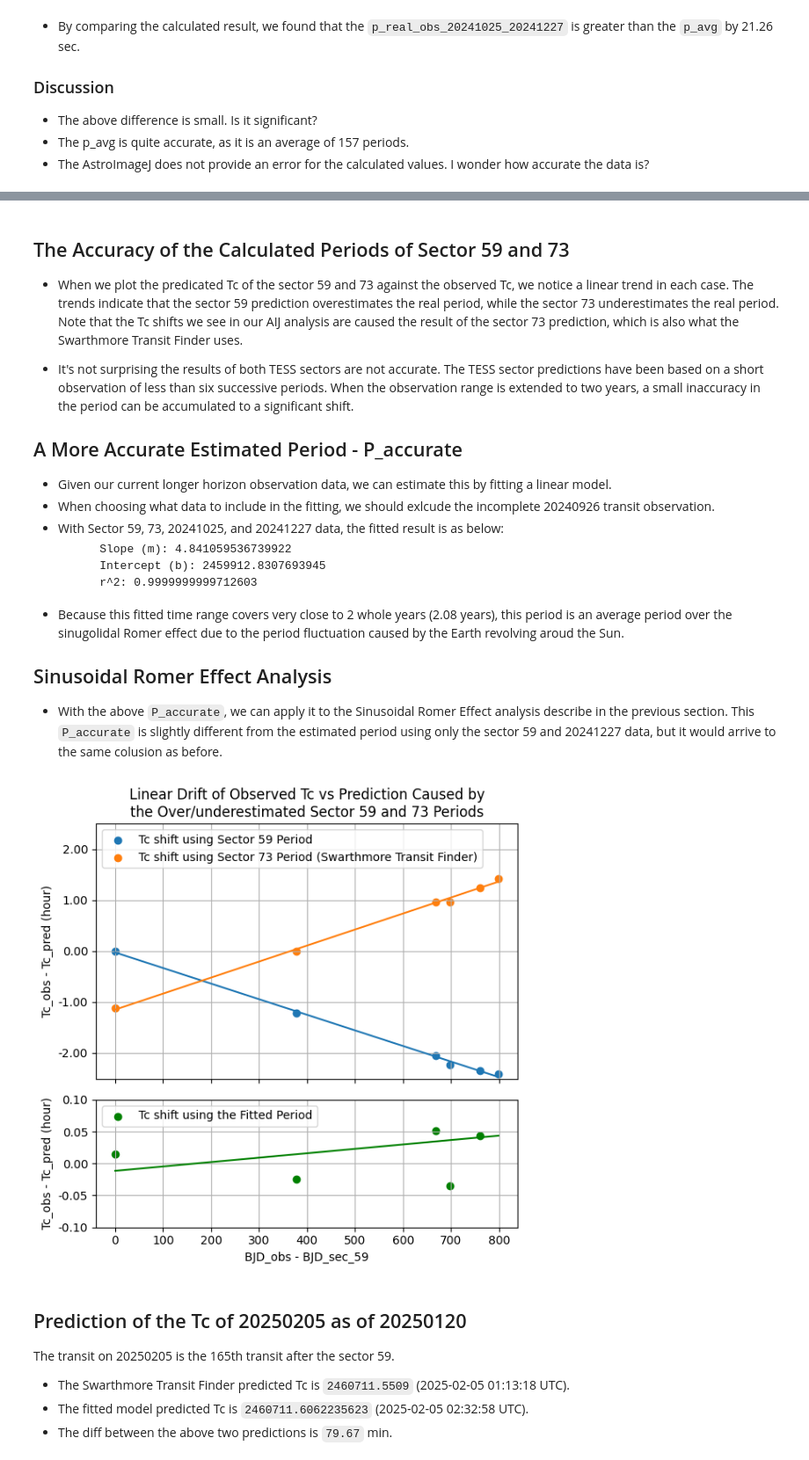
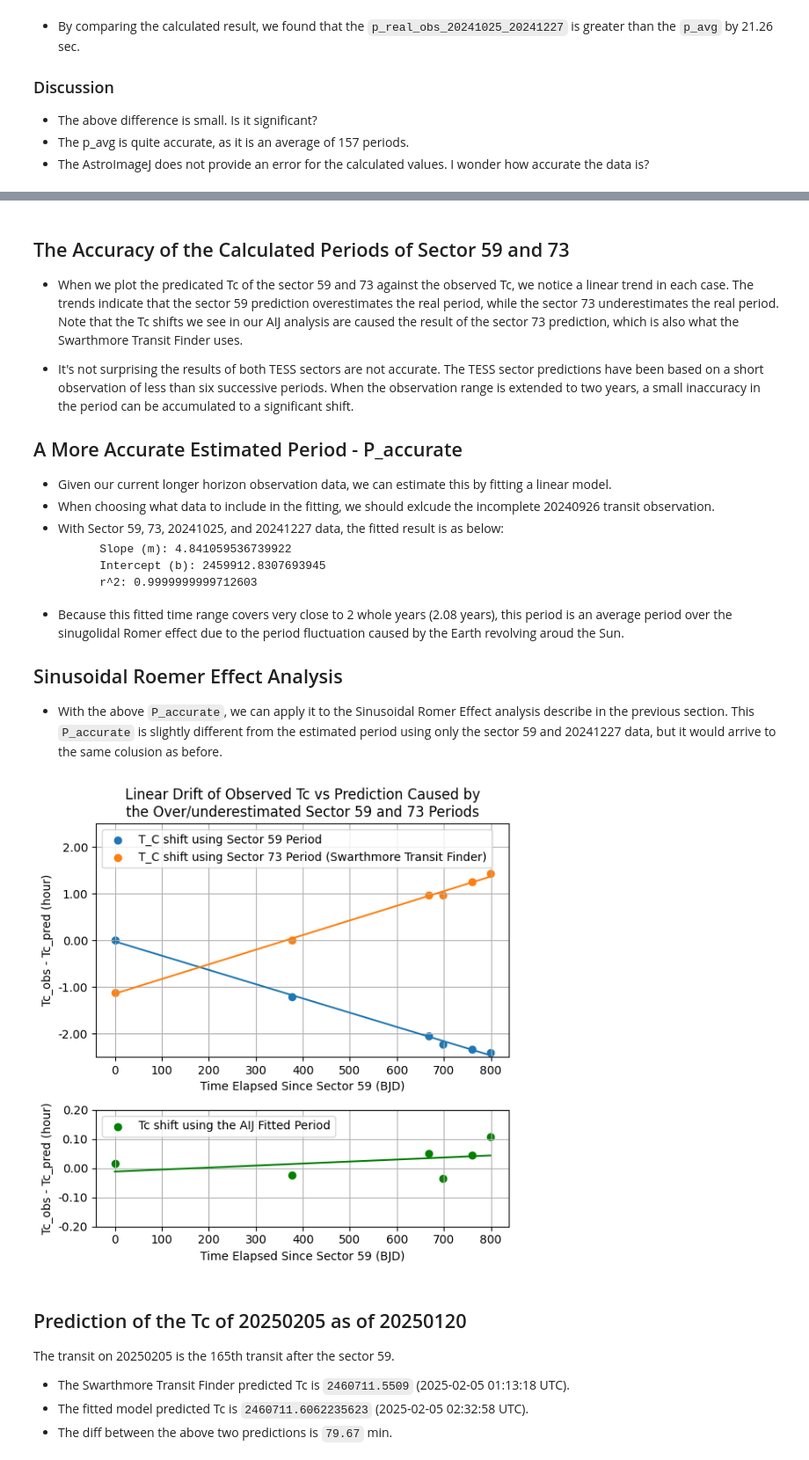
Before and after one commit to sophia268238/astronomy_ml, a Jupyter notebook: processed/TOI-3726/observation_summary.ipynb, the cells around one changed output, grey strips where cells are left out. Shown at 88% size. Cells and saved outputs as stored; diff of their text form; code cells hidden in the pictures.

````diff
--- a/processed/TOI-3726/observation_summary.ipynb
+++ b/processed/TOI-3726/observation_summary.ipynb
@@ -394,5 +422,6 @@ tc_df['pred_73'] = (tc_df['n'] - tc_df['n'].iloc[1])* tc_df['period'].iloc[1] +
 tc_df['pred_59_diff'] = tc_df['tc_val'] - tc_df['pred_59']
 tc_df['pred_73_diff'] = tc_df['tc_val'] - tc_df['pred_73']
 tc_df['rel_bjd_59'] = tc_df['tc_val'] - tc_df['tc_val'].iloc[0]
-
-tc_df
+tc_df['tc_val_2450000'] = tc_df['tc_val'] - 2450000
+tc_df['pred_73_2450000'] = tc_df['pred_73'] - 2450000
+tc_df['pred_59_2450000'] = tc_df['pred_59'] - 2450000
@@ -479,7 +543,7 @@ plt.ylabel(f"Tc_obs - Tc_pred (min)")  # Optional: Label for the y-axis
     ```
 - Because this fitted time range covers very close to 2 whole years (2.08 years), this period is an average period over the sinugolidal Romer effect due to the period fluctuation caused by the Earth revolving aroud the Sun.
 
-## Sinusoidal Romer Effect Analysis
+## Sinusoidal Roemer Effect Analysis
 - With the above `P_accurate`, we can apply it to the Sinusoidal Romer Effect analysis describe in the previous section. This `P_accurate` is slightly different from the estimated period using only the sector 59 and 20241227 data, but it would arrive to the same colusion as before.
 # %%
 from matplotlib.ticker import FuncFormatter
@@ -491,40 +555,42 @@ scalar = 24
 model_59 = LinearRegression()
 model_59.fit(tc_df[['rel_bjd_59']], tc_df['pred_59_diff'])
 y_pred_59 = model_59.predict(tc_df[['rel_bjd_59']])
 
 model_73 = LinearRegression()
 model_73.fit(tc_df[['rel_bjd_59']], tc_df['pred_73_diff'])
 y_pred_73 = model_73.predict(tc_df[['rel_bjd_59']])
 
 model_fitted = LinearRegression()
 model_fitted.fit(tc_df[['rel_bjd_59']], tc_df['diff'])
 y_pred_fitted = model_fitted.predict(tc_df[['rel_bjd_59']])
 
-fig, axes = plt.subplots(2, 1, figsize=(6, 6), sharex="col", gridspec_kw={'height_ratios': [2, 1]})
+fig, axes = plt.subplots(2, 1, figsize=(6, 6), gridspec_kw={'height_ratios': [2, 1]})
 
 axes[0].set_title("Linear Drift of Observed Tc vs Prediction Caused by\nthe Over/underestimated Sector 59 and 73 Periods")
-axes[0].scatter(tc_df['rel_bjd_59'], tc_df['pred_59_diff'] * scalar, label="Tc shift using Sector 59 Period")
-axes[0].scatter(tc_df['rel_bjd_59'], tc_df['pred_73_diff'] * scalar, label="Tc shift using Sector 73 Period (Swarthmore Transit Finder)")
+axes[0].scatter(tc_df['rel_bjd_59'], tc_df['pred_59_diff'] * scalar, label="T_C shift using Sector 59 Period")
+axes[0].scatter(tc_df['rel_bjd_59'], tc_df['pred_73_diff'] * scalar, label="T_C shift using Sector 73 Period (Swarthmore Transit Finder)")
 axes[0].plot(tc_df['rel_bjd_59'], y_pred_59 * scalar)
 axes[0].plot(tc_df['rel_bjd_59'], y_pred_73 * scalar)
 axes[0].set_ylim(-2.5, 2.5)
 axes[0].set_ylabel(f"Tc_obs - Tc_pred ({scalar_uint})")
+axes[0].set_xlabel("Time Elapsed Since Sector 59 (BJD)")
+
 
 
 axes[1].plot(tc_df['rel_bjd_59'], y_pred_fitted * scalar, c='green')
-axes[1].scatter(tc_df['rel_bjd_59'], tc_df['diff'] * scalar, c='green', label="Tc shift using the Fitted Period")
-axes[1].set_ylim(-0.1, 0.1)
+axes[1].scatter(tc_df['rel_bjd_59'], tc_df['diff'] * scalar, c='green', label="Tc shift using the AIJ Fitted Period")
+axes[1].set_ylim(-0.2, 0.2)
 axes[1].set_ylabel(f"Tc_obs - Tc_pred ({scalar_uint})")
-axes[1].set_xlabel("BJD_obs - BJD_sec_59")
+axes[1].set_xlabel("Time Elapsed Since Sector 59 (BJD)")
 
 for ax in axes:
     ax.yaxis.set_major_formatter(FuncFormatter(custom_format))
     ax.grid()
     ax.legend(loc='upper left')
 
 plt.tight_layout()
 # %% [output]
-[figure, old version]
+[figure, new version]
 # %% [markdown]
 ## Prediction of the Tc of 20250205 as of 20250120
 The transit on 20250205 is the 165th transit after the sector 59.
````
Also changed, not shown: parts of 8 cells of this notebook.
